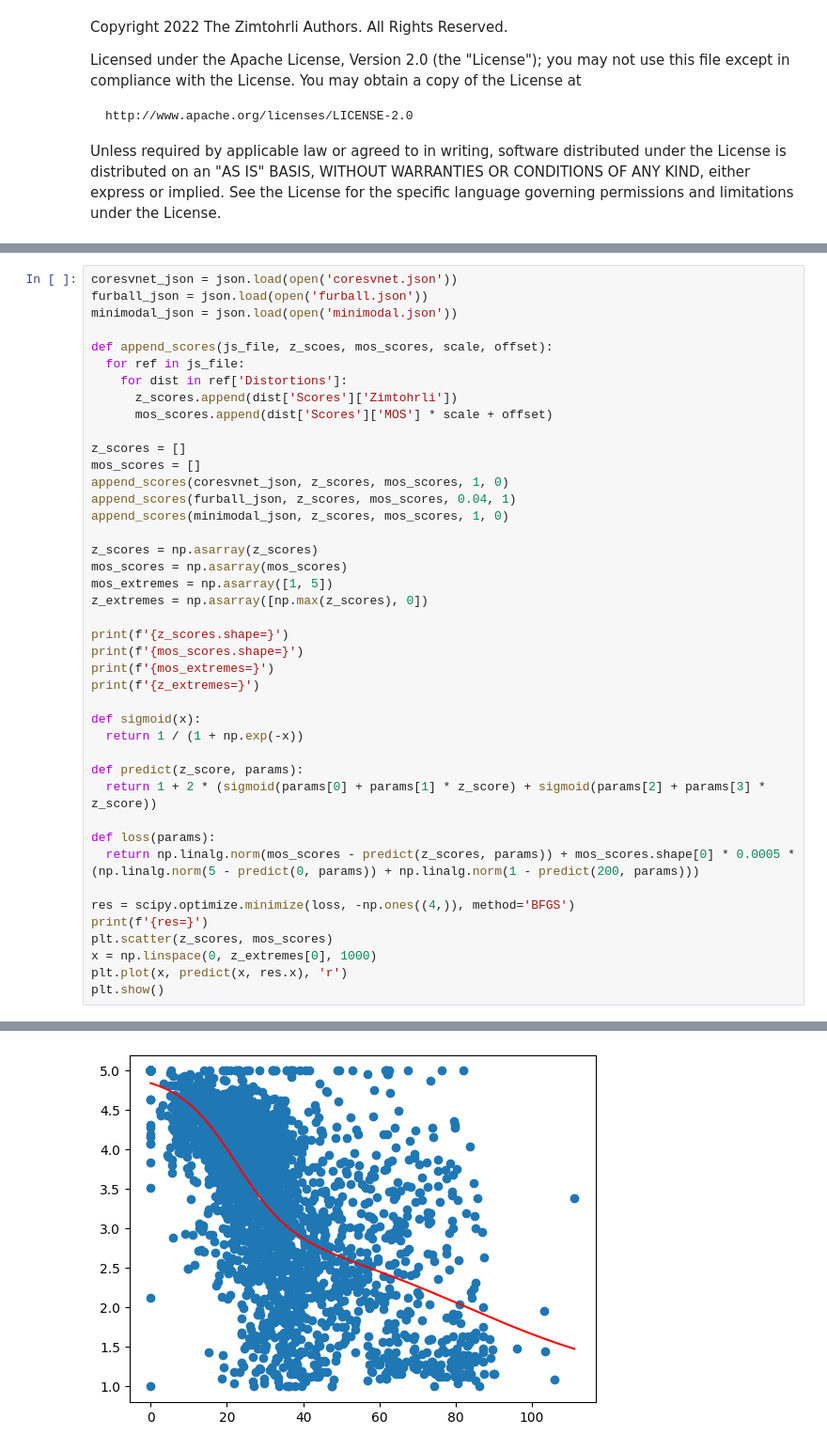
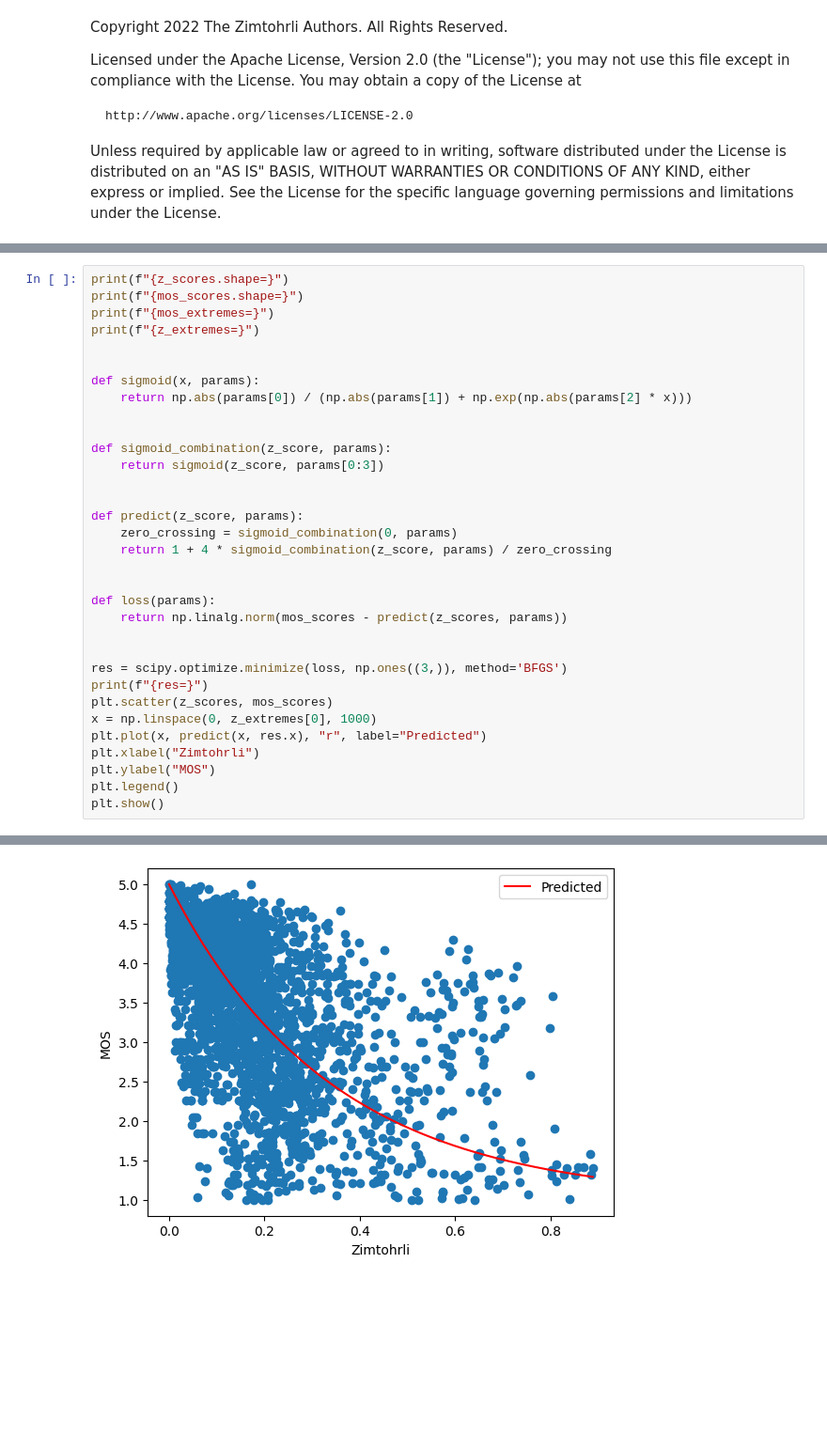
Before and after one commit to google/zimtohrli, a Jupyter notebook: python/mos_mapping.ipynb, the cells around one changed output, grey strips where cells are left out. Shown: that part at 94% size. Saved outputs shown, nothing was run; the diff lists cells and outputs as text; blank space fills up the shorter version.

```diff
--- a/python/mos_mapping.ipynb
+++ b/python/mos_mapping.ipynb
@@ -20,43 +55,34 @@ import matplotlib.pyplot as plt
 # %%
-coresvnet_json = json.load(open('coresvnet.json'))
-furball_json = json.load(open('furball.json'))
-minimodal_json = json.load(open('minimodal.json'))
+print(f"{z_scores.shape=}")
+print(f"{mos_scores.shape=}")
+print(f"{mos_extremes=}")
+print(f"{z_extremes=}")
 
-def append_scores(js_file, z_scoes, mos_scores, scale, offset):
-  for ref in js_file:
-    for dist in ref['Distortions']:
-      z_scores.append(dist['Scores']['Zimtohrli'])
-      mos_scores.append(dist['Scores']['MOS'] * scale + offset)
 
-z_scores = []
-mos_scores = []
-append_scores(coresvnet_json, z_scores, mos_scores, 1, 0)
-append_scores(furball_json, z_scores, mos_scores, 0.04, 1)
-append_scores(minimodal_json, z_scores, mos_scores, 1, 0)
+def sigmoid(x, params):
+    return np.abs(params[0]) / (np.abs(params[1]) + np.exp(np.abs(params[2] * x)))
 
-z_scores = np.asarray(z_scores)
-mos_scores = np.asarray(mos_scores)
-mos_extremes = np.asarray([1, 5])
-z_extremes = np.asarray([np.max(z_scores), 0])
 
-print(f'{z_scores.shape=}')
-print(f'{mos_scores.shape=}')
-print(f'{mos_extremes=}')
-print(f'{z_extremes=}')
+def sigmoid_combination(z_score, params):
+    return sigmoid(z_score, params[0:3])
 
-def sigmoid(x):
-  return 1 / (1 + np.exp(-x))
 
 def predict(z_score, params):
-  return 1 + 2 * (sigmoid(params[0] + params[1] * z_score) + sigmoid(params[2] + params[3] * z_score))
+    zero_crossing = sigmoid_combination(0, params)
+    return 1 + 4 * sigmoid_combination(z_score, params) / zero_crossing
+
 
 def loss(params):
-  return np.linalg.norm(mos_scores - predict(z_scores, params)) + mos_scores.shape[0] * 0.0005 * (np.linalg.norm(5 - predict(0, params)) + np.linalg.norm(1 - predict(200, params)))
+    return np.linalg.norm(mos_scores - predict(z_scores, params))
 
-res = scipy.optimize.minimize(loss, -np.ones((4,)), method='BFGS')
-print(f'{res=}')
+
+res = scipy.optimize.minimize(loss, np.ones((3,)), method='BFGS')
+print(f"{res=}")
 plt.scatter(z_scores, mos_scores)
 x = np.linspace(0, z_extremes[0], 1000)
-plt.plot(x, predict(x, res.x), 'r')
+plt.plot(x, predict(x, res.x), "r", label="Predicted")
+plt.xlabel("Zimtohrli")
+plt.ylabel("MOS")
+plt.legend()
 plt.show()
 # %% [output]
@@ -80 +105 @@ res=  message: Desired error not necessarily achieved due to precision loss.
-[figure, old version]
+[figure, new version]
```
Also changed, not shown: parts of 3 cells of this notebook, 25 other files.
